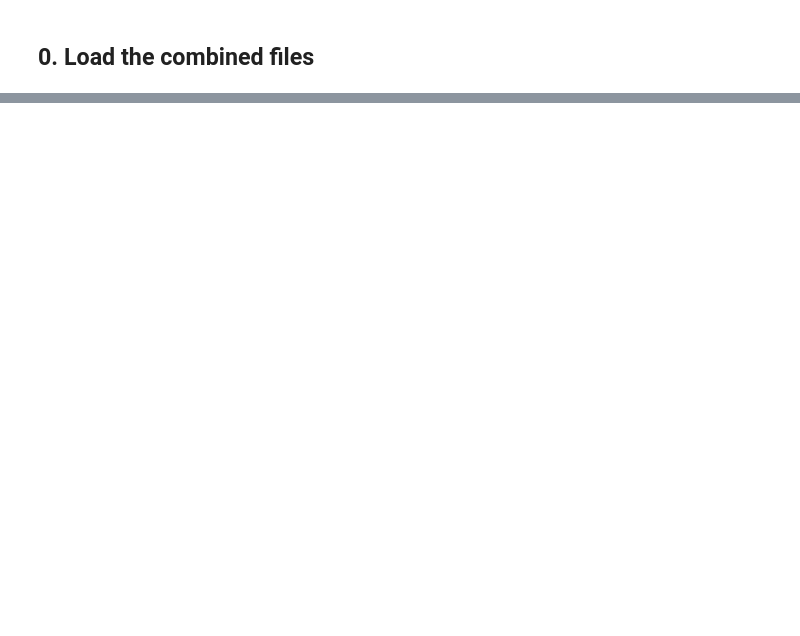
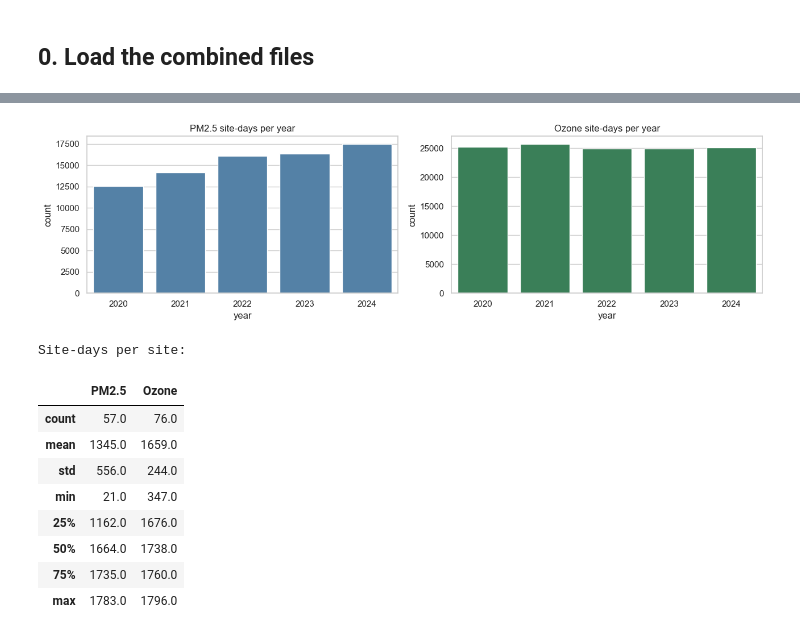
Before and after one commit to Haneenal2/data-mining-, a Jupyter notebook: notebooks/02_data_cleaning.ipynb, the cells around one changed output, grey strips where cells are left out. Saved outputs shown, nothing was run; the diff lists cells and outputs as text; code cells hidden in the pictures; blank space fills up the shorter version.

```diff
--- a/notebooks/02_data_cleaning.ipynb
+++ b/notebooks/02_data_cleaning.ipynb
@@ -387,0 +367,25 @@ The original EPA files, the Texas filtered files and the combined files were not
+# %%
+fig, axes = plt.subplots(1, 2, figsize=(13, 3.8))
+sns.countplot(x="year", data=pm_clean, ax=axes[0], color="steelblue")
+axes[0].set_title("PM2.5 site-days per year")
+sns.countplot(x="year", data=oz_clean, ax=axes[1], color="seagreen")
+axes[1].set_title("Ozone site-days per year")
+plt.tight_layout()
+plt.show()
+
+per_site = pd.DataFrame({"PM2.5": pm_clean.value_counts("site_id").describe(),
+                         "Ozone": oz_clean.value_counts("site_id").describe()}).round(0)
+print("Site-days per site:")
+per_site
+# %% [output]
+[figure, added]
+Site-days per site:
+|  | PM2.5 | Ozone |
+| count | 57.0 | 76.0 |
+| mean | 1345.0 | 1659.0 |
+| std | 556.0 | 244.0 |
+| min | 21.0 | 347.0 |
+| 25% | 1162.0 | 1676.0 |
+| 50% | 1664.0 | 1738.0 |
+| 75% | 1735.0 | 1760.0 |
+| max | 1783.0 | 1796.0 |
```
Also changed, not shown: parts of 102 cells of this notebook, 2 other files.
